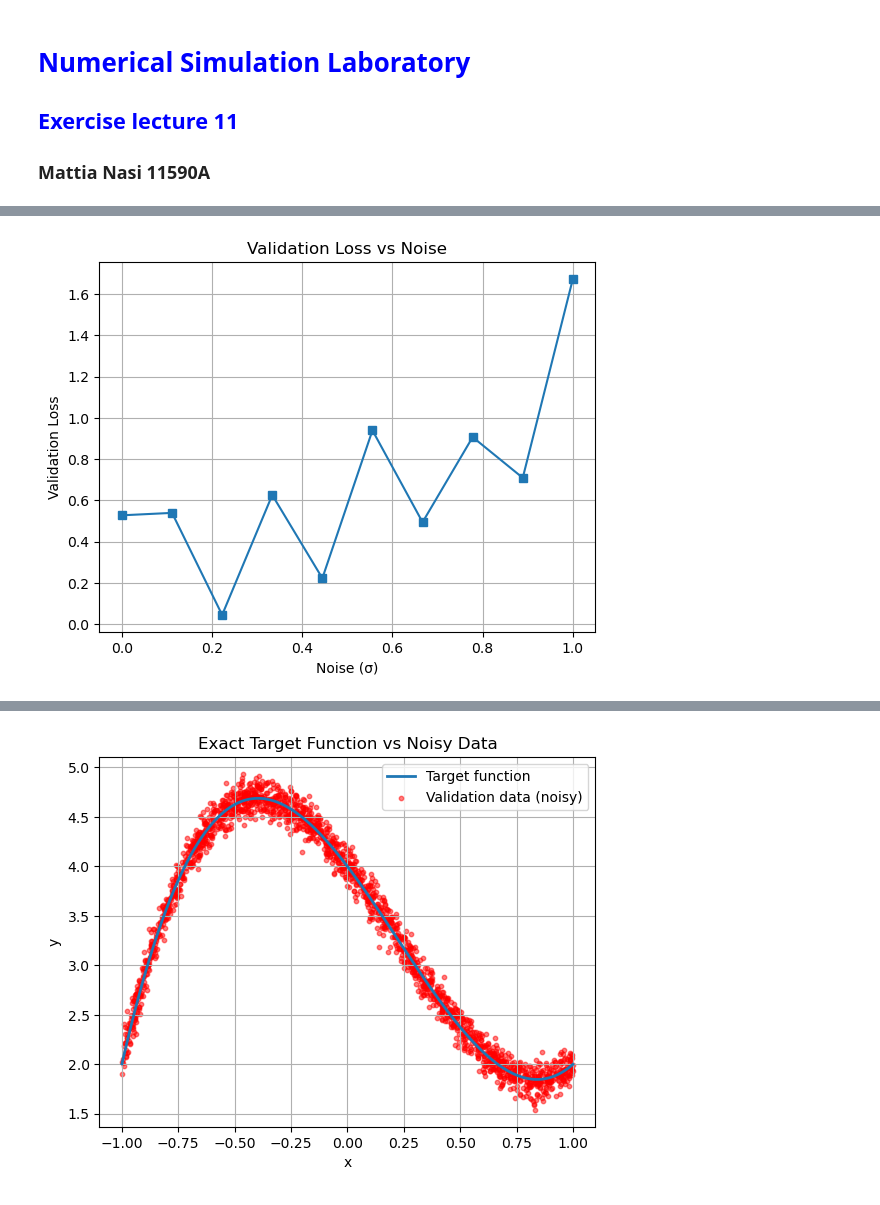
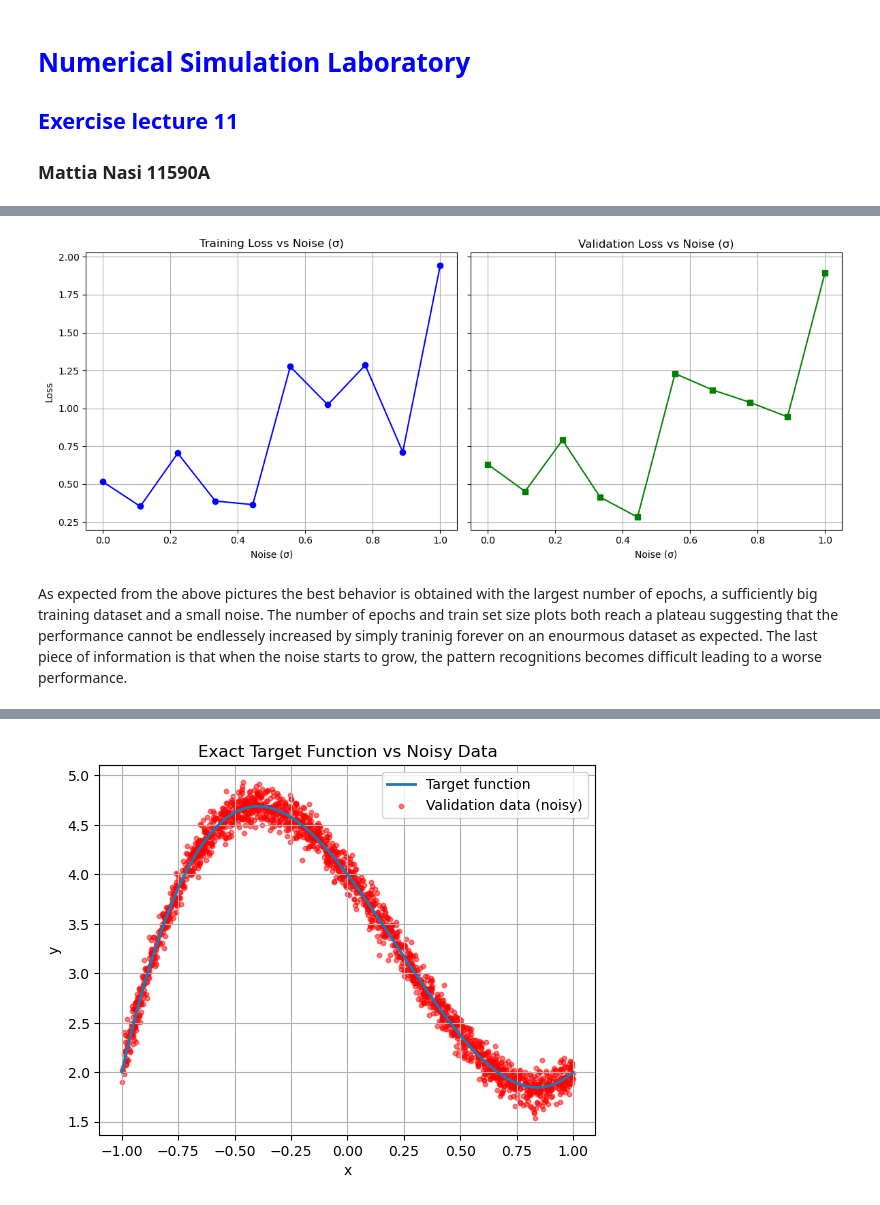
Before and after one commit to mattianasi/Numerical_simulation_laboratory, a Jupyter notebook: Lezione 11/Ex11.ipynb, the cells around one changed output, grey strips where cells are left out. Drawn from its saved outputs; the diff is of its cells as text; code cells hidden in the pictures.

```diff
--- a/Lezione 11/Ex11.ipynb
+++ b/Lezione 11/Ex11.ipynb
@@ -8,16 +41,11 @@
 import numpy as np
 import matplotlib.pyplot as plt
 import tensorflow as tf
-from tensorflow import keras
+from tensorflow.keras.models import Sequential
+from tensorflow.keras.layers import Dense
 
-from tensorflow.keras.models import Sequential
-from tensorflow.keras.layers import Dense, Activation
-from tensorflow.keras import backend as K
-from tensorflow.keras.utils import get_custom_objects
-from tensorflow.keras.callbacks import EarlyStopping
-
-m = 2 # slope
-q= 1 # intersect
+m = 2  # slope
+q = 1  # intercept
 
 def generate_data(n_train, sigma):
     x_train = np.random.uniform(-1, 1, n_train)
@@ -30,7 +58,7 @@ def generate_data(n_train, sigma):
     return x_train, y_train, x_valid, y_valid
 
 def train_and_evaluate(x_train, y_train, x_valid, y_valid, epochs=30, batch_size=32):
-    model = tf.keras.Sequential()
+    model = Sequential()
     model.add(Dense(1, input_shape=(1,)))
     model.compile(optimizer='sgd', loss='mse', metrics=['mse'])
 
@@ -43,7 +71,6 @@ def train_and_evaluate(x_train, y_train, x_valid, y_valid, epochs=30, batch_size
         verbose=0  # suppress output
     )
 
-    val_loss = model.evaluate(x_valid, y_valid, verbose=0)[0]
-    return val_loss
+    return history.history['loss'], history.history['val_loss']
 # %%
 epoch_range = range(1, 101, 5)
@@ -84,19 +141,32 @@ plt.show()
 # %%
 sigma_values = np.linspace(0, 1, 10)
-losses_sigma = []
+final_train_losses = []
+final_val_losses = []
 
 for sigma in sigma_values:
     x_train, y_train, x_valid, y_valid = generate_data(n_train=100, sigma=sigma)
-    loss = train_and_evaluate(x_train, y_train, x_valid, y_valid, epochs=30)
-    losses_sigma.append(loss)
+    train_loss, val_loss = train_and_evaluate(x_train, y_train, x_valid, y_valid, epochs=30)
+    final_train_losses.append(train_loss[-1])
+    final_val_losses.append(val_loss[-1])
 
-plt.plot(sigma_values, losses_sigma, marker='s')
-plt.xlabel("Noise (σ)")
-plt.ylabel("Validation Loss")
-plt.title("Validation Loss vs Noise")
-plt.grid(True)
+fig, axs = plt.subplots(1, 2, figsize=(12, 5), sharey=True)
+
+axs[0].plot(sigma_values, final_train_losses, marker='o', color='blue')
+axs[0].set_title("Training Loss vs Noise (σ)")
+axs[0].set_xlabel("Noise (σ)")
+axs[0].set_ylabel("Loss")
+axs[0].grid(True)
+
+axs[1].plot(sigma_values, final_val_losses, marker='s', color='green')
+axs[1].set_title("Validation Loss vs Noise (σ)")
+axs[1].set_xlabel("Noise (σ)")
+axs[1].grid(True)
+
+plt.tight_layout()
 plt.show()
 # %% [output]
-[figure, old version]
+[figure, new version]
+# %% [markdown]
+As expected from the above pictures the best behavior is obtained with the largest number of epochs, a sufficiently big training dataset and a small noise. The number of epochs and train set size plots both reach a plateau suggesting that the performance cannot be endlessely increased by simply traninig forever on an enourmous dataset as expected. The last piece of information is that when the noise starts to grow, the pattern recognitions becomes difficult leading to a worse performance.
 # %% [markdown]
 ## <span style=color:red> 11.2 ##
```
Also changed, not shown: parts of 23 cells of this notebook.
